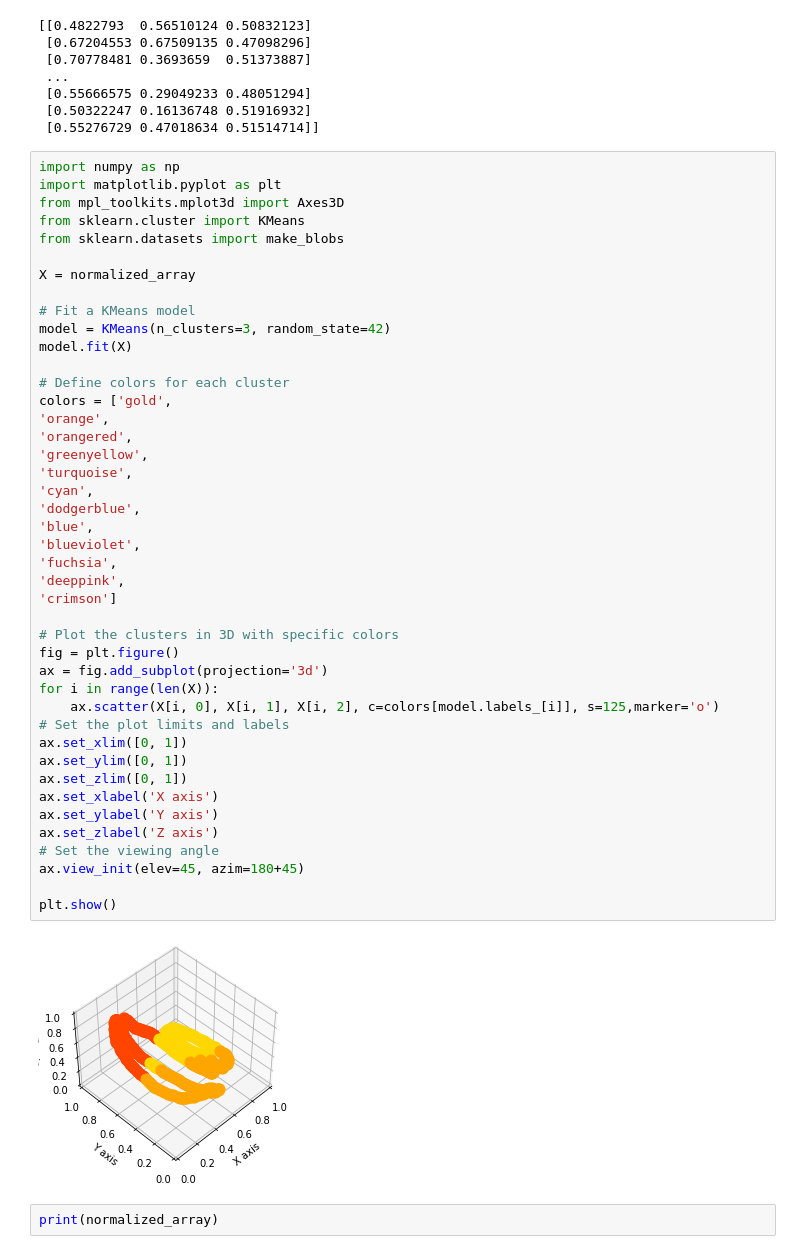
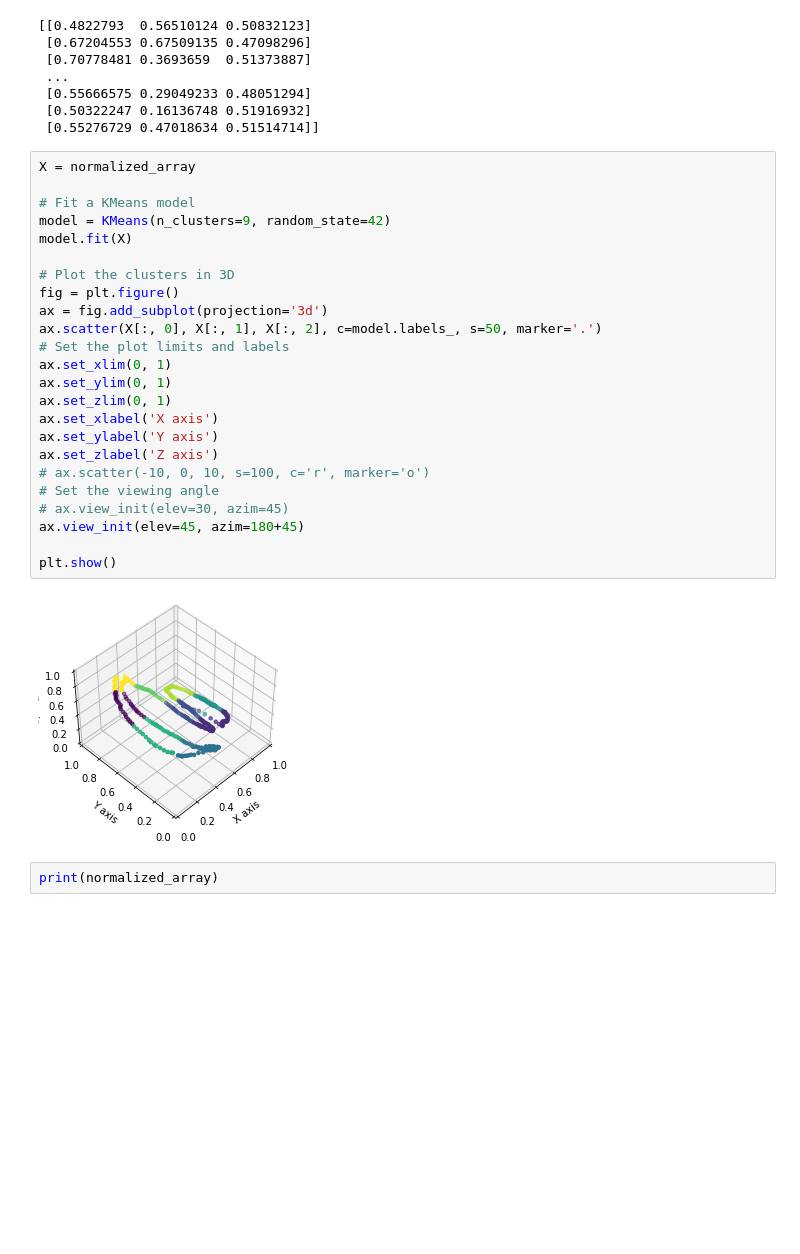
Before and after one commit to yhsharaf/MBZUAI-ML703, a Jupyter notebook: Cluster_KMeans.ipynb, the cells around one changed output. Saved outputs shown, nothing was run; the diff lists cells and outputs as text; blank space fills up the shorter version.

Commit message:
Cluster KMeans Additions

```diff
--- a/Cluster_KMeans.ipynb
+++ b/Cluster_KMeans.ipynb
@@ -114,50 +48,31 @@ print(normalized_array)
  [0.50322247 0.16136748 0.51916932]
  [0.55276729 0.47018634 0.51514714]]
 # %%
-import numpy as np
-import matplotlib.pyplot as plt
-from mpl_toolkits.mplot3d import Axes3D
-from sklearn.cluster import KMeans
-from sklearn.datasets import make_blobs
-
 X = normalized_array
 
 # Fit a KMeans model
-model = KMeans(n_clusters=3, random_state=42)
+model = KMeans(n_clusters=9, random_state=42)
 model.fit(X)
 
-# Define colors for each cluster
-colors = ['gold',
-'orange',
-'orangered',
-'greenyellow',
-'turquoise',
-'cyan',
-'dodgerblue',
-'blue',
-'blueviolet',
-'fuchsia',
-'deeppink',
-'crimson']
-
-# Plot the clusters in 3D with specific colors
+# Plot the clusters in 3D
 fig = plt.figure()
 ax = fig.add_subplot(projection='3d')
-for i in range(len(X)):
-    ax.scatter(X[i, 0], X[i, 1], X[i, 2], c=colors[model.labels_[i]], s=125,marker='o')
+ax.scatter(X[:, 0], X[:, 1], X[:, 2], c=model.labels_, s=50, marker='.')
 # Set the plot limits and labels
-ax.set_xlim([0, 1])
-ax.set_ylim([0, 1])
-ax.set_zlim([0, 1])
+ax.set_xlim(0, 1)
+ax.set_ylim(0, 1)
+ax.set_zlim(0, 1)
 ax.set_xlabel('X axis')
 ax.set_ylabel('Y axis')
 ax.set_zlabel('Z axis')
+# ax.scatter(-10, 0, 10, s=100, c='r', marker='o')
 # Set the viewing angle
+# ax.view_init(elev=30, azim=45)
 ax.view_init(elev=45, azim=180+45)
 
 plt.show()
 # %% [output]
-[figure, old version]
+[figure, new version]
 # %%
 print(normalized_array)
 # %% [output]
```
Also changed, not shown: parts of 12 cells of this notebook, 1 other file.
